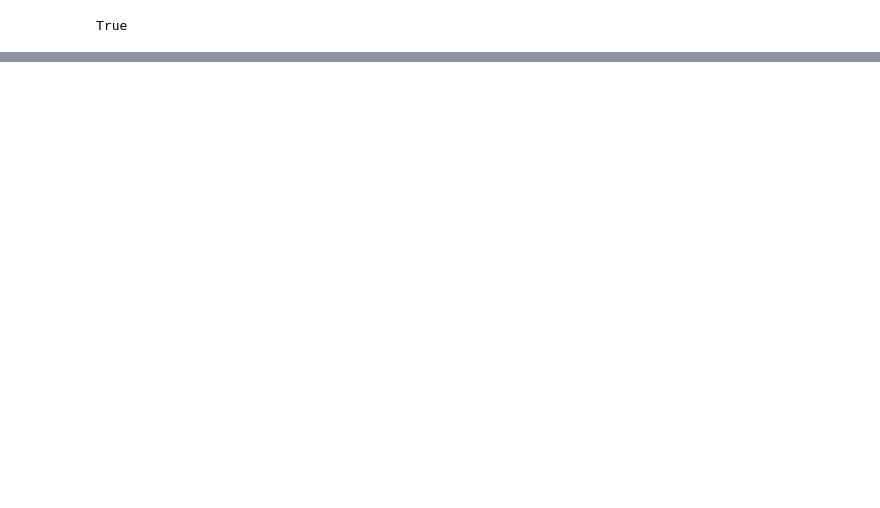
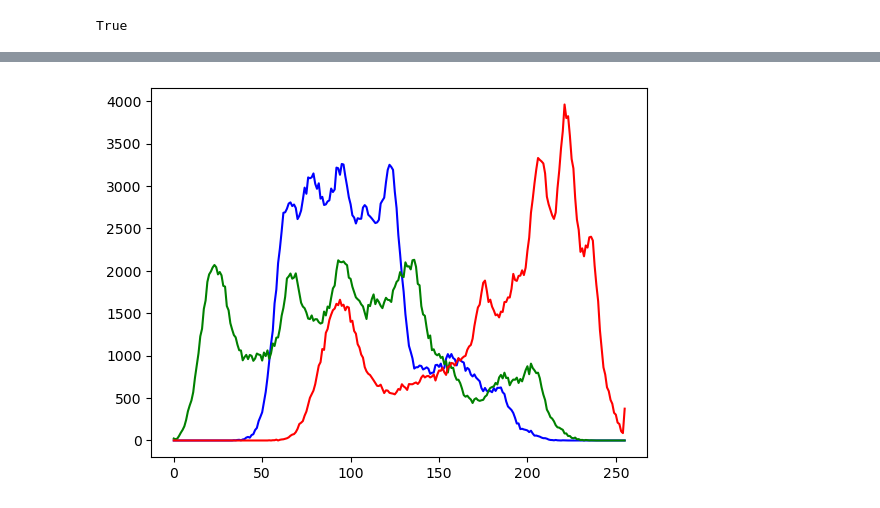
Before and after one commit to kimusann0604/face-sab, a Jupyter notebook: demo.ipynb, the cells around one changed output, grey strips where cells are left out. Saved outputs shown, nothing was run; the diff lists cells and outputs as text; code cells hidden in the pictures; blank space fills up the shorter version.

```diff
--- a/demo.ipynb
+++ b/demo.ipynb
@@ -49,0 +156,12 @@ cv2.destroyAllWindows()
+# %%
+img = cv2.imread("data/src/Lena.jpg")
+cv2.imshow("img", img)
+cv2.waitKey(0)
+cv2.destroyAllWindows()
+# %%
+color_list = ["blue", "green", "red"]
+for i,j in enumerate(color_list):
+    hist = cv2.calcHist([img],[i], None, [256], [0,256])
+    plt.plot(hist, color = j)
+# %% [output]
+[figure, added]
```
Also changed, not shown: parts of 20 cells of this notebook.
